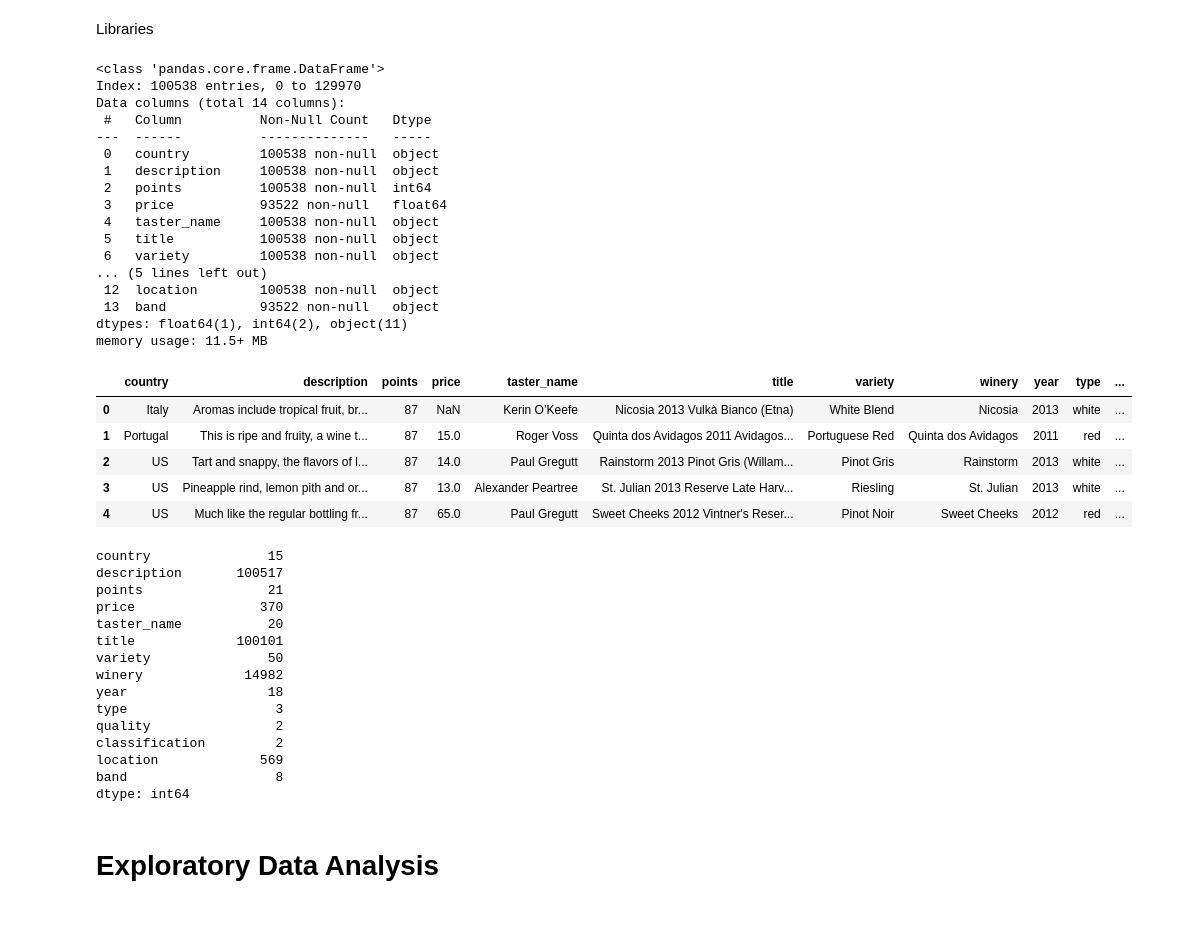
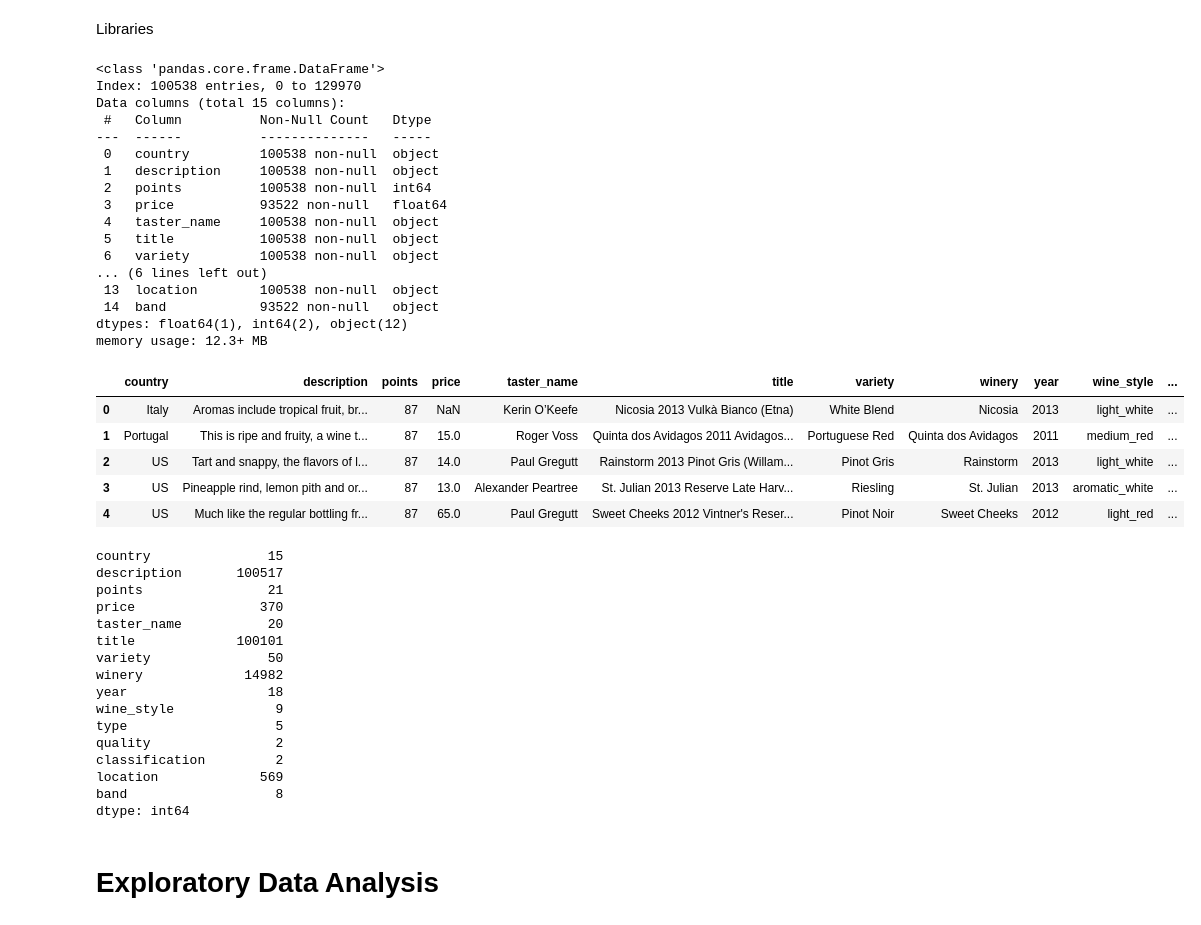
Before and after one commit to pasmith/oenologist, a Jupyter notebook: wine_review-eda.ipynb, the cells around one changed output. Cells and saved outputs as stored; diff of their text form; code cells hidden in the pictures.

```diff
--- a/wine_review-eda.ipynb
+++ b/wine_review-eda.ipynb
@@ -13,33 +13,33 @@ import matplotlib.pyplot as plt
 import seaborn as sns
 import plotly.express as px
 # %%
-wine_df = pd.read_parquet('wine_review.parquet.gzip')
+wine_df = pd.read_parquet('files/wine_review.parquet.gzip')
 wine_df.info()
 wine_df.head()
 # %% [output]
 <class 'pandas.core.frame.DataFrame'>
 Index: 100538 entries, 0 to 129970
-Data columns (total 14 columns):
+Data columns (total 15 columns):
  #   Column          Non-Null Count   Dtype
 ---  ------          --------------   -----
  0   country         100538 non-null  object
  1   description     100538 non-null  object
  2   points          100538 non-null  int64
  3   price           93522 non-null   float64
  4   taster_name     100538 non-null  object
  5   title           100538 non-null  object
  6   variety         100538 non-null  object
-... (5 lines left out)
- 12  location        100538 non-null  object
- 13  band            93522 non-null   object
-dtypes: float64(1), int64(2), object(11)
-memory usage: 11.5+ MB
+... (6 lines left out)
+ 13  location        100538 non-null  object
+ 14  band            93522 non-null   object
+dtypes: float64(1), int64(2), object(12)
+memory usage: 12.3+ MB
-|  | country | description | points | price | taster_name | title | variety | winery | year | type | ... |
-| 0 | Italy | Aromas include tropical fruit, br... | 87 | NaN | Kerin O’Keefe | Nicosia 2013 Vulkà Bianco (Etna) | White Blend | Nicosia | 2013 | white | ... |
-| 1 | Portugal | This is ripe and fruity, a wine t... | 87 | 15.0 | Roger Voss | Quinta dos Avidagos 2011 Avidagos... | Portuguese Red | Quinta dos Avidagos | 2011 | red | ... |
-| 2 | US | Tart and snappy, the flavors of l... | 87 | 14.0 | Paul Gregutt | Rainstorm 2013 Pinot Gris (Willam... | Pinot Gris | Rainstorm | 2013 | white | ... |
-| 3 | US | Pineapple rind, lemon pith and or... | 87 | 13.0 | Alexander Peartree | St. Julian 2013 Reserve Late Harv... | Riesling | St. Julian | 2013 | white | ... |
-| 4 | US | Much like the regular bottling fr... | 87 | 65.0 | Paul Gregutt | Sweet Cheeks 2012 Vintner's Reser... | Pinot Noir | Sweet Cheeks | 2012 | red | ... |
+|  | country | description | points | price | taster_name | title | variety | winery | year | wine_style | ... |
+| 0 | Italy | Aromas include tropical fruit, br... | 87 | NaN | Kerin O’Keefe | Nicosia 2013 Vulkà Bianco (Etna) | White Blend | Nicosia | 2013 | light_white | ... |
+| 1 | Portugal | This is ripe and fruity, a wine t... | 87 | 15.0 | Roger Voss | Quinta dos Avidagos 2011 Avidagos... | Portuguese Red | Quinta dos Avidagos | 2011 | medium_red | ... |
+| 2 | US | Tart and snappy, the flavors of l... | 87 | 14.0 | Paul Gregutt | Rainstorm 2013 Pinot Gris (Willam... | Pinot Gris | Rainstorm | 2013 | light_white | ... |
+| 3 | US | Pineapple rind, lemon pith and or... | 87 | 13.0 | Alexander Peartree | St. Julian 2013 Reserve Late Harv... | Riesling | St. Julian | 2013 | aromatic_white | ... |
+| 4 | US | Much like the regular bottling fr... | 87 | 65.0 | Paul Gregutt | Sweet Cheeks 2012 Vintner's Reser... | Pinot Noir | Sweet Cheeks | 2012 | light_red | ... |
 # %%
 wine_df.nunique()
 # %% [output]
@@ -52,7 +52,8 @@ title             100101
 variety               50
 winery             14982
 year                  18
-type                   3
+wine_style             9
+type                   5
 quality                2
 classification         2
 location             569
```
Also changed, not shown: parts of 5 cells of this notebook, 8 other files.
